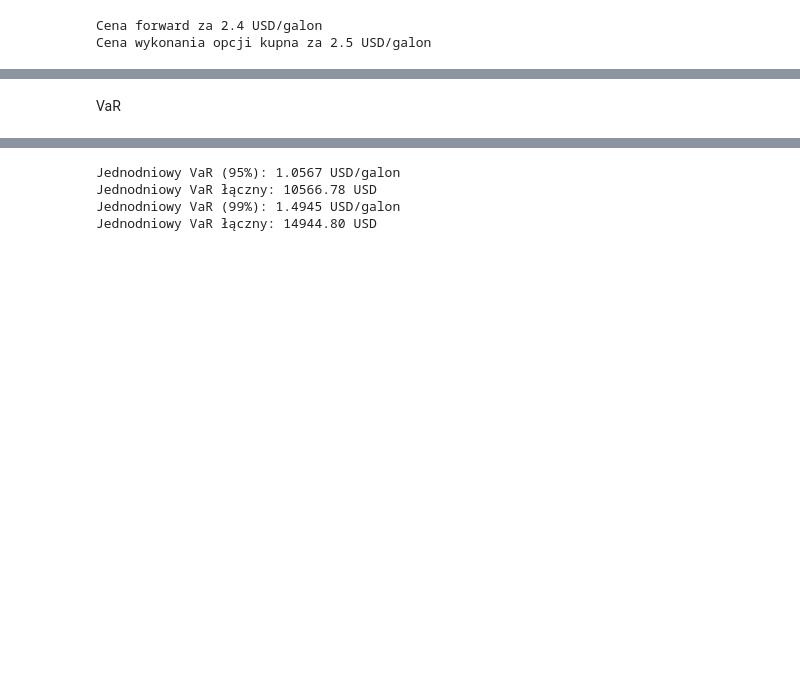
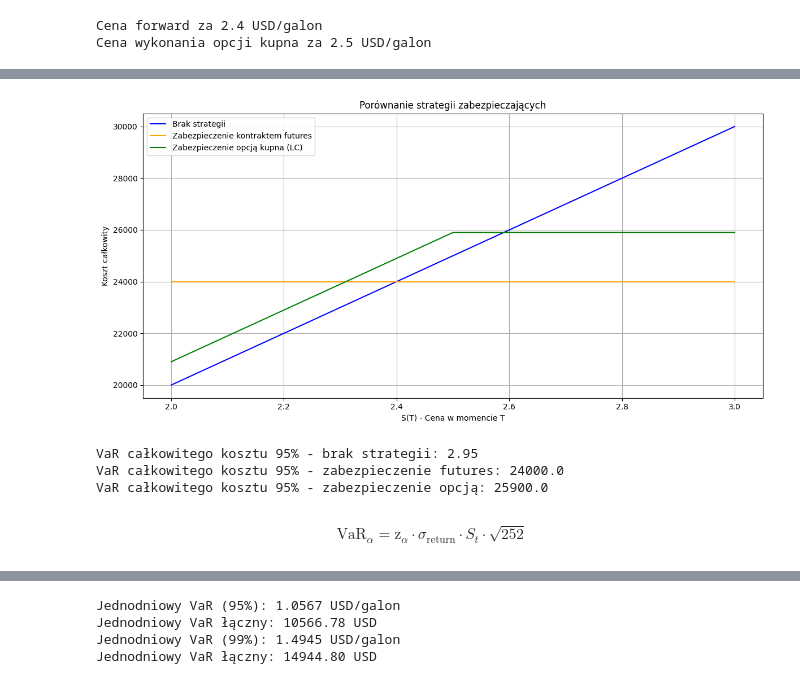
Before and after one commit to werpyr1003/Zarz-dzanie_ryzykiem_McDonald_Corporation, a Jupyter notebook: Projekt_5/Kody_do_projketu_5.ipynb, the cells around one changed output, grey strips where cells are left out. Drawn from its saved outputs; the diff is of its cells as text; code cells hidden in the pictures; blank space fills up the shorter version.

```diff
--- a/Projekt_5/Kody_do_projketu_5.ipynb
+++ b/Projekt_5/Kody_do_projketu_5.ipynb
@@ -110,5 +113,42 @@ df
+# %%
+import matplotlib.pyplot as plt
+import pandas as pd
+
+plt.figure(figsize=(12, 6))
+
+# Wykresy dla każdej strategii
+plt.plot(df['ceny_rynkowe'], df['brak_zabezpieczenia'], label='Brak strategii', color='blue')
+plt.plot(df['ceny_rynkowe'], df['futures'], label='Zabezpieczenie kontraktem futures', color='orange')
+plt.plot(df['ceny_rynkowe'], df['opcja_kupna'], label='Zabezpieczenie opcją kupna (LC)', color='green')
+
+# Oznaczenia osi i tytuł
+plt.xlabel('S(T) - Cena w momencie T')
+plt.ylabel('Koszt całkowity')
+plt.title('Porównanie strategii zabezpieczających')
+
+plt.legend()
+plt.grid(True)
+plt.tight_layout()
+plt.show()
+# %% [output]
+[figure, added]
+# %%
+#VaR sposobem z maila
+var_p_1 = round(np.quantile(brak_zabezpieczenia, 0.95), 2)
+var_p_2 = round(np.quantile(futures, 0.95), 2)
+var_p_3 = round(np.quantile(opcja_kupna, 0.95), 2)
+
+print(f'VaR całkowitego kosztu 95% - brak strategii: {var_p_1/n}')
+print(f'VaR całkowitego kosztu 95% - zabezpieczenie futures: {var_p_2}')
+print(f'VaR całkowitego kosztu 95% - zabezpieczenie opcją: {var_p_3}')
+# %% [output]
+VaR całkowitego kosztu 95% - brak strategii: 2.95
+VaR całkowitego kosztu 95% - zabezpieczenie futures: 24000.0
+VaR całkowitego kosztu 95% - zabezpieczenie opcją: 25900.0
 # %% [markdown]
-VaR
+$$
+\text{VaR}_{\alpha} = \text{z}_{\alpha} \cdot \sigma_{\text{return}} \cdot S_t \cdot \sqrt{252}
+$$
 # %%
 #VaR dla opcji kupna
 std_return = fuel_returns.std()
```
Also changed, not shown: parts of 7 cells of this notebook.
